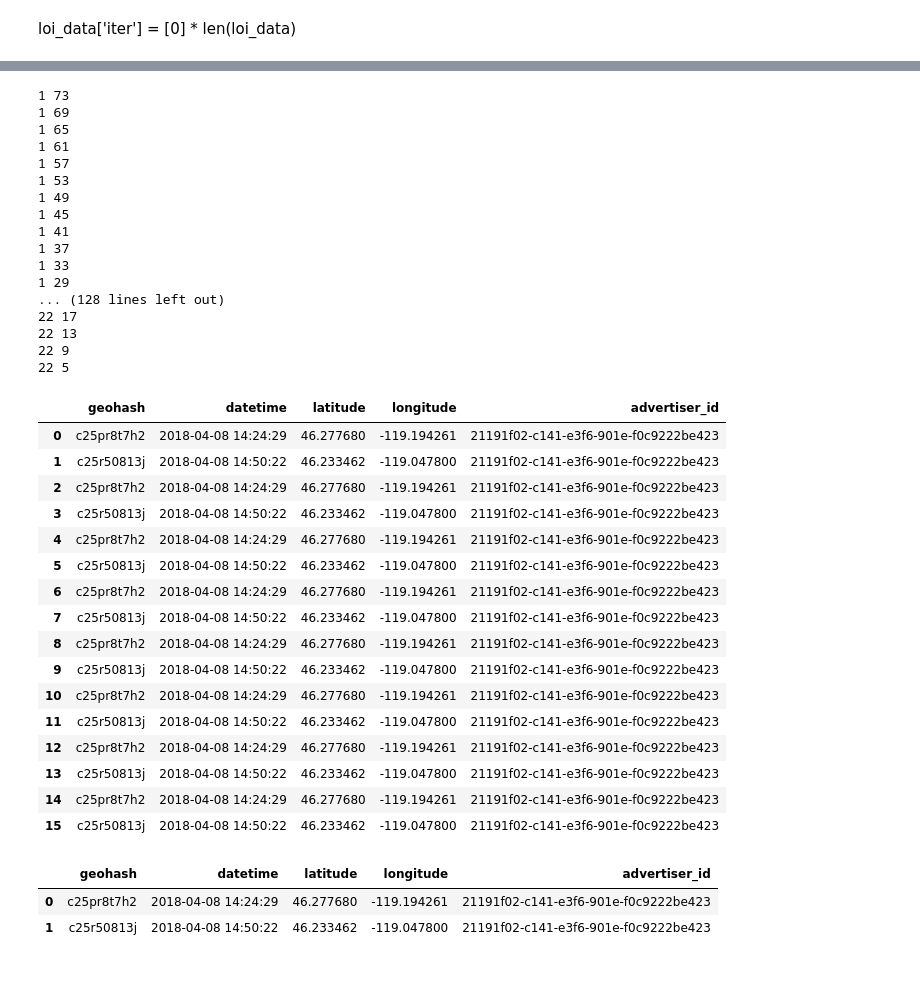
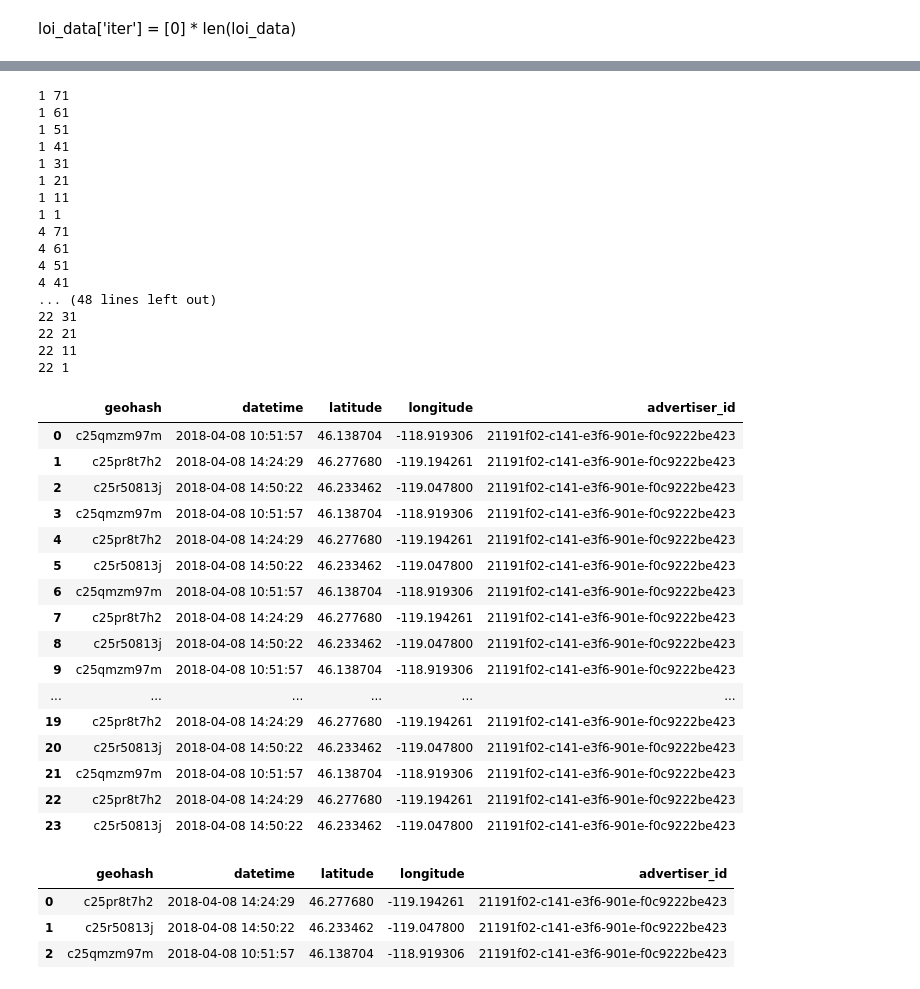
Before and after one commit to atrayn1/AGILE-Share-AY25, a Jupyter notebook: tests.ipynb, the cells around one changed output, grey strips where cells are left out. Drawn from its saved outputs; the diff is of its cells as text; code cells hidden in the pictures.

```diff
--- a/tests.ipynb
+++ b/tests.ipynb
@@ -211,50 +216,51 @@ colocation
 # %%
 loi_data = pd.DataFrame()
 
 for i in range(1,25,3):
-    for j in range(73,0,-4):
+    for j in range(71,0,-10):
         print(i,j)
         loi_data = pd.concat([loi_data,locations_of_interest(df, adid, i, j)]).reset_index(drop=True)
 
 loi_data
 # %% [output]
-1 73
-1 69
-1 65
+1 71
 1 61
-1 57
-1 53
-1 49
-1 45
+1 51
 1 41
-1 37
-1 33
-1 29
-... (128 lines left out)
-22 17
-22 13
-22 9
-22 5
+1 31
+1 21
+1 11
+1 1
+4 71
+4 61
+4 51
+4 41
+... (48 lines left out)
+22 31
+22 21
+22 11
+22 1
 |  | geohash | datetime | latitude | longitude | advertiser_id |
-| 0 | c25pr8t7h2 | 2018-04-08 14:24:29 | 46.277680 | -119.194261 | 21191f02-c141-e3f6-901e-f0c9222be423 |
-| 1 | c25r50813j | 2018-04-08 14:50:22 | 46.233462 | -119.047800 | 21191f02-c141-e3f6-901e-f0c9222be423 |
-| 2 | c25pr8t7h2 | 2018-04-08 14:24:29 | 46.277680 | -119.194261 | 21191f02-c141-e3f6-901e-f0c9222be423 |
-| 3 | c25r50813j | 2018-04-08 14:50:22 | 46.233462 | -119.047800 | 21191f02-c141-e3f6-901e-f0c9222be423 |
+| 0 | c25qmzm97m | 2018-04-08 10:51:57 | 46.138704 | -118.919306 | 21191f02-c141-e3f6-901e-f0c9222be423 |
+| 1 | c25pr8t7h2 | 2018-04-08 14:24:29 | 46.277680 | -119.194261 | 21191f02-c141-e3f6-901e-f0c9222be423 |
+| 2 | c25r50813j | 2018-04-08 14:50:22 | 46.233462 | -119.047800 | 21191f02-c141-e3f6-901e-f0c9222be423 |
+| 3 | c25qmzm97m | 2018-04-08 10:51:57 | 46.138704 | -118.919306 | 21191f02-c141-e3f6-901e-f0c9222be423 |
 | 4 | c25pr8t7h2 | 2018-04-08 14:24:29 | 46.277680 | -119.194261 | 21191f02-c141-e3f6-901e-f0c9222be423 |
 | 5 | c25r50813j | 2018-04-08 14:50:22 | 46.233462 | -119.047800 | 21191f02-c141-e3f6-901e-f0c9222be423 |
-| 6 | c25pr8t7h2 | 2018-04-08 14:24:29 | 46.277680 | -119.194261 | 21191f02-c141-e3f6-901e-f0c9222be423 |
-| 7 | c25r50813j | 2018-04-08 14:50:22 | 46.233462 | -119.047800 | 21191f02-c141-e3f6-901e-f0c9222be423 |
-| 8 | c25pr8t7h2 | 2018-04-08 14:24:29 | 46.277680 | -119.194261 | 21191f02-c141-e3f6-901e-f0c9222be423 |
-| 9 | c25r50813j | 2018-04-08 14:50:22 | 46.233462 | -119.047800 | 21191f02-c141-e3f6-901e-f0c9222be423 |
-| 10 | c25pr8t7h2 | 2018-04-08 14:24:29 | 46.277680 | -119.194261 | 21191f02-c141-e3f6-901e-f0c9222be423 |
-| 11 | c25r50813j | 2018-04-08 14:50:22 | 46.233462 | -119.047800 | 21191f02-c141-e3f6-901e-f0c9222be423 |
-| 12 | c25pr8t7h2 | 2018-04-08 14:24:29 | 46.277680 | -119.194261 | 21191f02-c141-e3f6-901e-f0c9222be423 |
-| 13 | c25r50813j | 2018-04-08 14:50:22 | 46.233462 | -119.047800 | 21191f02-c141-e3f6-901e-f0c9222be423 |
-| 14 | c25pr8t7h2 | 2018-04-08 14:24:29 | 46.277680 | -119.194261 | 21191f02-c141-e3f6-901e-f0c9222be423 |
-| 15 | c25r50813j | 2018-04-08 14:50:22 | 46.233462 | -119.047800 | 21191f02-c141-e3f6-901e-f0c9222be423 |
+| 6 | c25qmzm97m | 2018-04-08 10:51:57 | 46.138704 | -118.919306 | 21191f02-c141-e3f6-901e-f0c9222be423 |
+| 7 | c25pr8t7h2 | 2018-04-08 14:24:29 | 46.277680 | -119.194261 | 21191f02-c141-e3f6-901e-f0c9222be423 |
+| 8 | c25r50813j | 2018-04-08 14:50:22 | 46.233462 | -119.047800 | 21191f02-c141-e3f6-901e-f0c9222be423 |
+| 9 | c25qmzm97m | 2018-04-08 10:51:57 | 46.138704 | -118.919306 | 21191f02-c141-e3f6-901e-f0c9222be423 |
+| ... | ... | ... | ... | ... | ... |
+| 19 | c25pr8t7h2 | 2018-04-08 14:24:29 | 46.277680 | -119.194261 | 21191f02-c141-e3f6-901e-f0c9222be423 |
+| 20 | c25r50813j | 2018-04-08 14:50:22 | 46.233462 | -119.047800 | 21191f02-c141-e3f6-901e-f0c9222be423 |
+| 21 | c25qmzm97m | 2018-04-08 10:51:57 | 46.138704 | -118.919306 | 21191f02-c141-e3f6-901e-f0c9222be423 |
+| 22 | c25pr8t7h2 | 2018-04-08 14:24:29 | 46.277680 | -119.194261 | 21191f02-c141-e3f6-901e-f0c9222be423 |
+| 23 | c25r50813j | 2018-04-08 14:50:22 | 46.233462 | -119.047800 | 21191f02-c141-e3f6-901e-f0c9222be423 |
 # %%
 loi_data.drop_duplicates()
 # %% [output]
 |  | geohash | datetime | latitude | longitude | advertiser_id |
 | 0 | c25pr8t7h2 | 2018-04-08 14:24:29 | 46.277680 | -119.194261 | 21191f02-c141-e3f6-901e-f0c9222be423 |
 | 1 | c25r50813j | 2018-04-08 14:50:22 | 46.233462 | -119.047800 | 21191f02-c141-e3f6-901e-f0c9222be423 |
+| 2 | c25qmzm97m | 2018-04-08 10:51:57 | 46.138704 | -118.919306 | 21191f02-c141-e3f6-901e-f0c9222be423 |
```
Also changed, not shown: parts of 6 cells of this notebook, 4 other files.
